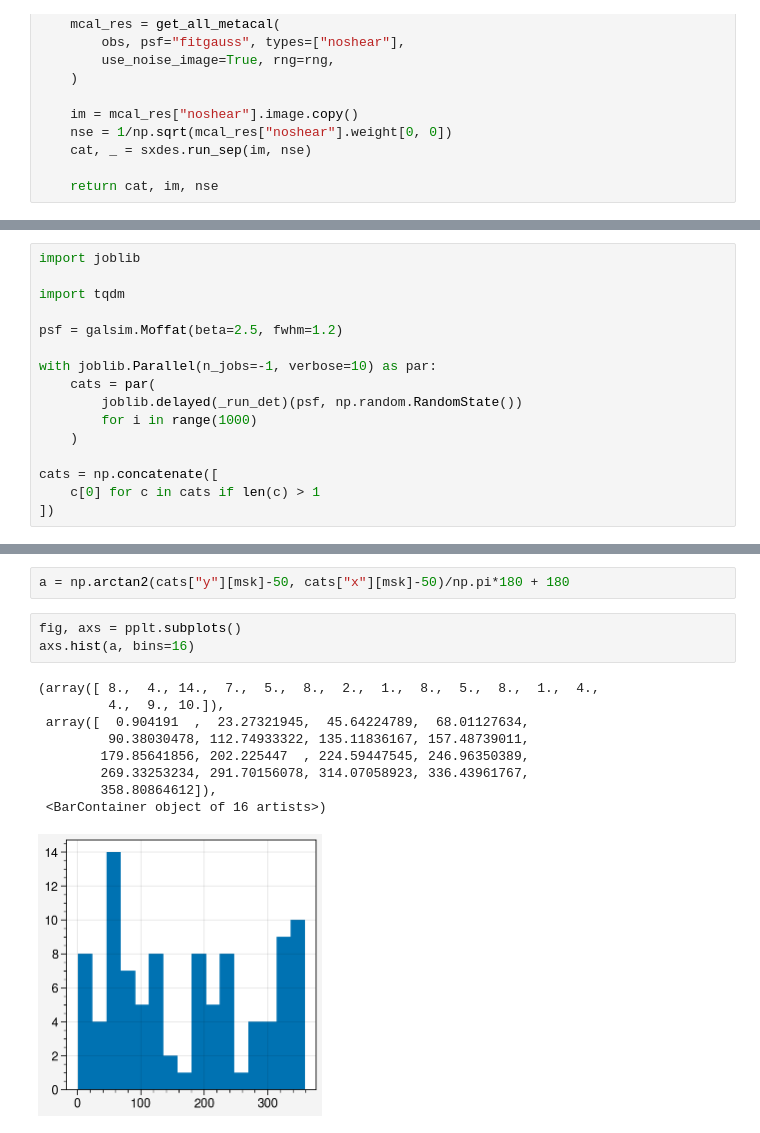
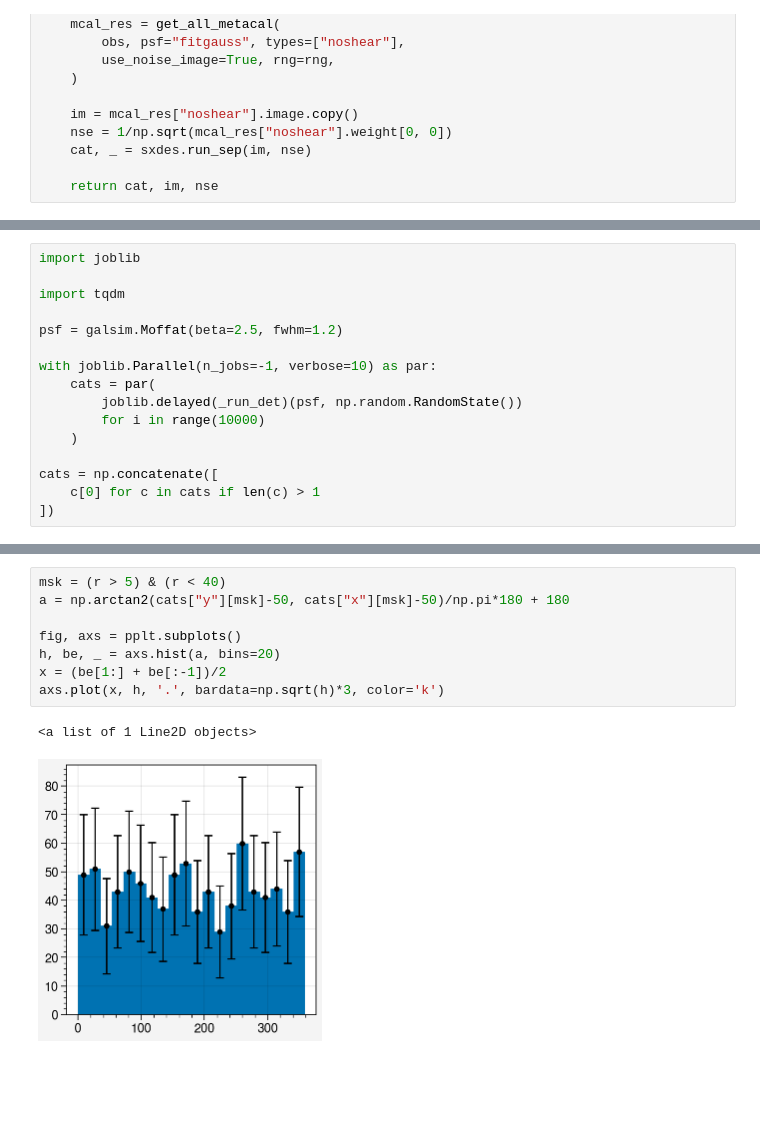
Before and after one commit to beckermr/des-y6-analysis, a Jupyter notebook: 2022_02_23_halodet_srcex/simple_noise_mcal.ipynb, the cells around one changed output, grey strips where cells are left out. Drawn from its saved outputs; the diff is of its cells as text; blank space fills up the shorter version.

```diff
--- a/2022_02_23_halodet_srcex/simple_noise_mcal.ipynb
+++ b/2022_02_23_halodet_srcex/simple_noise_mcal.ipynb
@@ -61,7 +61,7 @@ psf = galsim.Moffat(beta=2.5, fwhm=1.2)
 with joblib.Parallel(n_jobs=-1, verbose=10) as par:
     cats = par(
         joblib.delayed(_run_det)(psf, np.random.RandomState())
-        for i in range(1000)
+        for i in range(10000)
     )
 
 cats = np.concatenate([
@@ -100,15 +99,11 @@ axs.set_ylim(0, 100)
-# %%
-a = np.arctan2(cats["y"][msk]-50, cats["x"][msk]-50)/np.pi*180 + 180
 # %%
+msk = (r > 5) & (r < 40)
+a = np.arctan2(cats["y"][msk]-50, cats["x"][msk]-50)/np.pi*180 + 180
+
 fig, axs = pplt.subplots()
-axs.hist(a, bins=16)
+h, be, _ = axs.hist(a, bins=20)
+x = (be[1:] + be[:-1])/2
+axs.plot(x, h, '.', bardata=np.sqrt(h)*3, color='k')
 # %% [output]
-(array([ 8.,  4., 14.,  7.,  5.,  8.,  2.,  1.,  8.,  5.,  8.,  1.,  4.,
-         4.,  9., 10.]),
- array([  0.904191  ,  23.27321945,  45.64224789,  68.01127634,
-         90.38030478, 112.74933322, 135.11836167, 157.48739011,
-        179.85641856, 202.225447  , 224.59447545, 246.96350389,
-        269.33253234, 291.70156078, 314.07058923, 336.43961767,
-        358.80864612]),
- <BarContainer object of 16 artists>)
+<a list of 1 Line2D objects>
-[figure, old version]
+[figure, new version]
```
Also changed, not shown: parts of 4 cells of this notebook, 4 other files.
